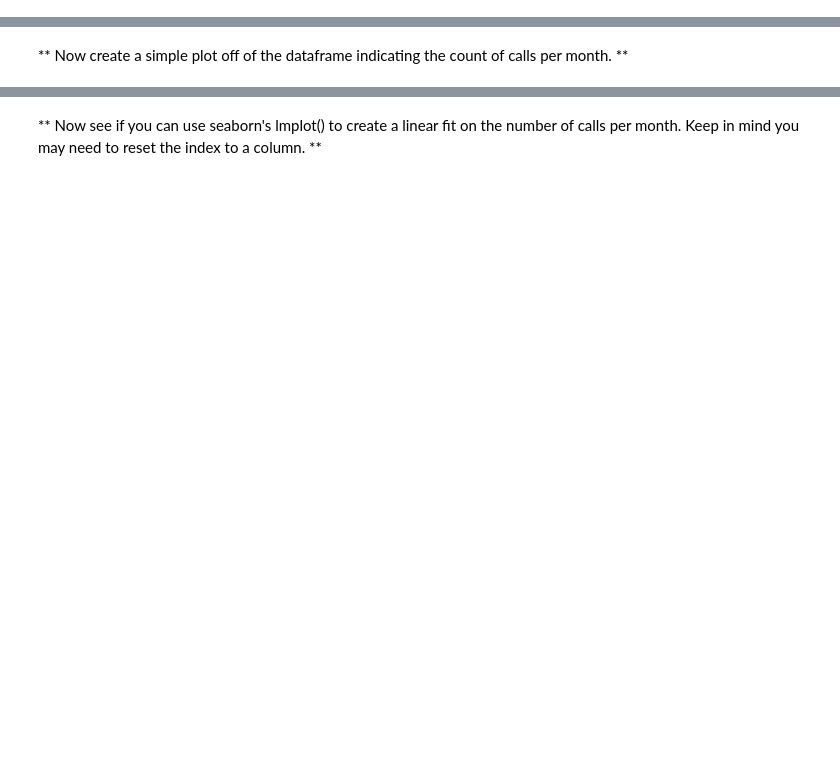
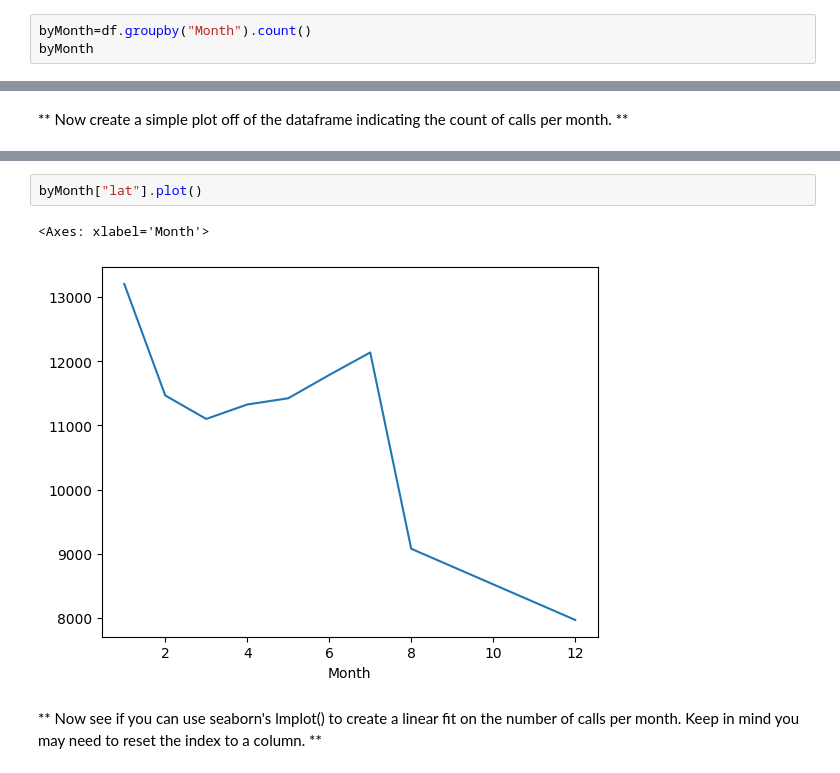
Before and after one commit to parg0nx/Projects, a Jupyter notebook: 911 Calls Data Capstone Project.ipynb, the cells around one changed output, grey strips where cells are left out. Cells and saved outputs as stored; diff of their text form; blank space fills up the shorter version.

```diff
--- a/911 Calls Data Capstone Project.ipynb
+++ b/911 Calls Data Capstone Project.ipynb
@@ -159,0 +214,3 @@ _____
+# %%
+byMonth=df.groupby("Month").count()
+byMonth
@@ -166,2 +231,7 @@ _____
+# %%
+byMonth["lat"].plot()
+# %% [output]
+<Axes: xlabel='Month'>
+[figure, added]
 # %% [markdown]
 ** Now see if you can use seaborn's lmplot() to create a linear fit on the number of calls per month. Keep in mind you may need to reset the index to a column. **
```
Also changed, not shown: parts of 49 cells of this notebook.
